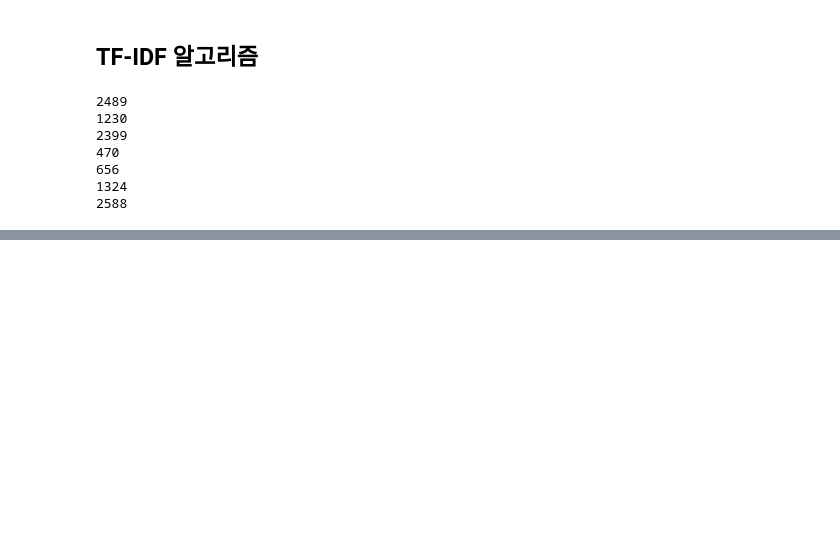
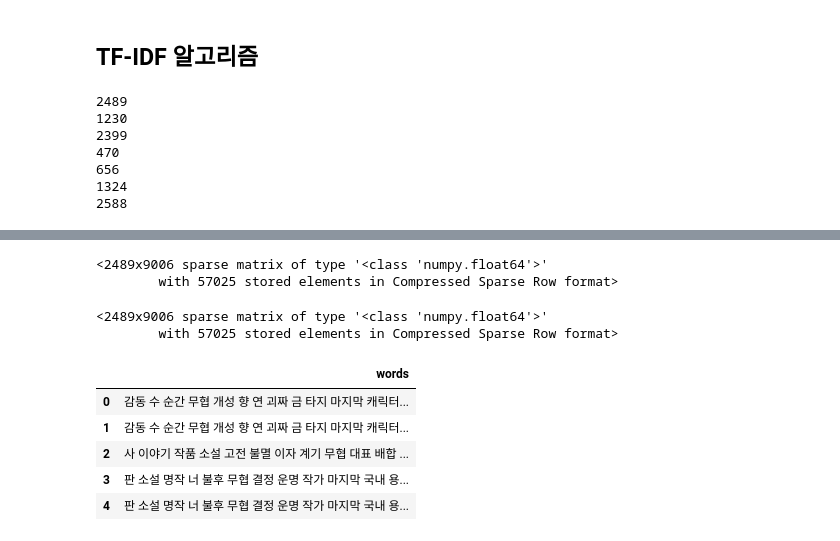
Before and after one commit to OHBEYOUNGHUN/Machine_practice, a Jupyter notebook: 도서 추천 시스템 구현/소설_전처리.ipynb, the cells around one changed output, grey strips where cells are left out. Cells and saved outputs as stored; diff of their text form; code cells hidden in the pictures; blank space fills up the shorter version.

```diff
--- a/도서 추천 시스템 구현/소설_전처리.ipynb
+++ b/도서 추천 시스템 구현/소설_전처리.ipynb
@@ -454,0 +577,5 @@ for idx, sent in enumerate(all_sentences_romance):
+# %%
+tfidf_matrix_mystery
+# %% [output]
+<2489x9006 sparse matrix of type '<class 'numpy.float64'>'
+        with 57025 stored elements in Compressed Sparse Row format>
@@ -454,0 +587,18 @@ for idx, sent in enumerate(all_sentences_romance):
+# %%
+tfidf_matrix_mystery
+# %% [output]
+<2489x9006 sparse matrix of type '<class 'numpy.float64'>'
+        with 57025 stored elements in Compressed Sparse Row format>
+# %%
+col_name = ['words']
+df_all_sentences_martial = pd.DataFrame(all_sentences_martial, columns = col_name)
+# %%
+df_all_sentences_martial.head(
+)
+# %% [output]
+|  | words |
+| 0 | 감동 수 순간 무협 개성 향 연 괴짜 금 타지 마지막 캐릭터... |
+| 1 | 감동 수 순간 무협 개성 향 연 괴짜 금 타지 마지막 캐릭터... |
+| 2 | 사 이야기 작품 소설 고전 불멸 이자 계기 무협 대표 배합 ... |
+| 3 | 판 소설 명작 너 불후 무협 결정 운명 작가 마지막 국내 용... |
+| 4 | 판 소설 명작 너 불후 무협 결정 운명 작가 마지막 국내 용... |
```
Also changed, not shown: parts of 50 cells of this notebook.
